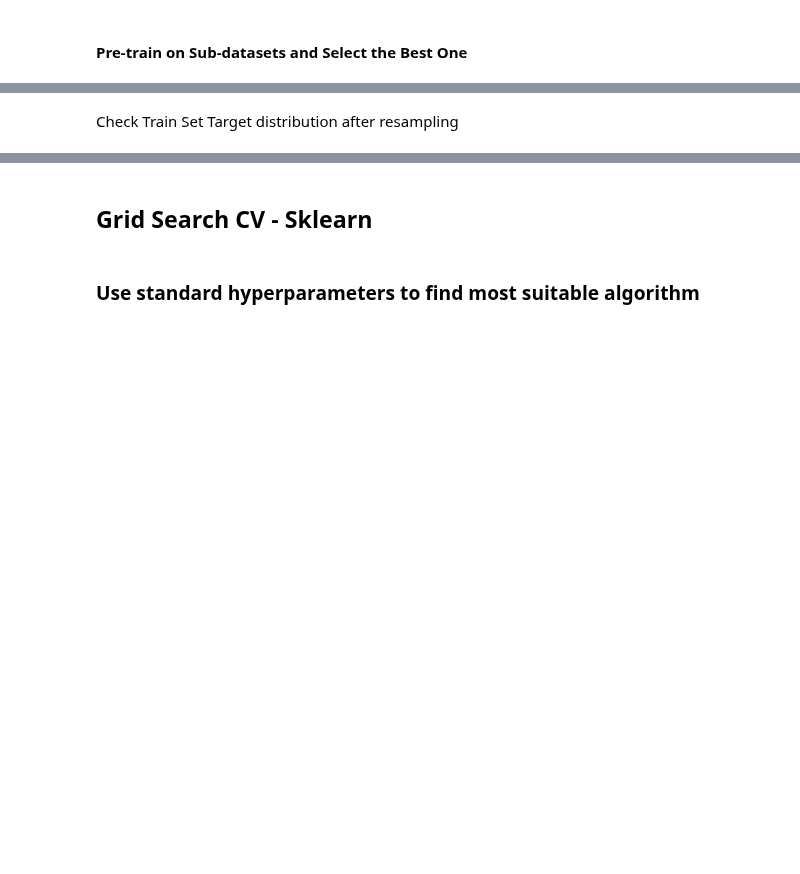
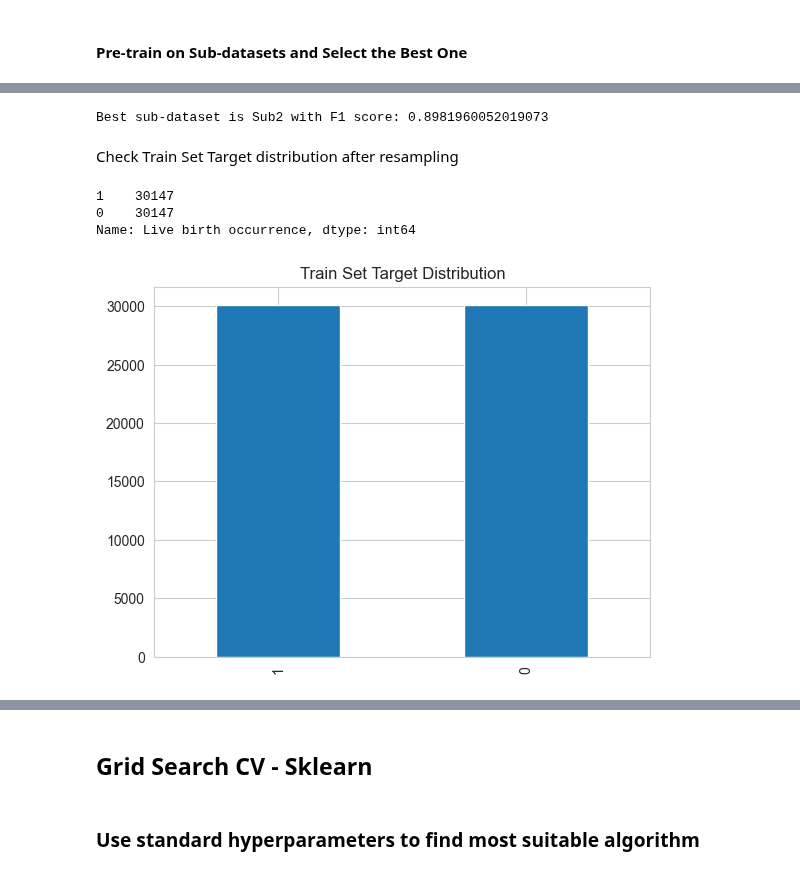
Before and after one commit to pswhdev/ivf-success-predictor, a Jupyter notebook: jupyter_notebooks/05 - Modeling and Evaluation Predict Success.ipynb, the cells around one changed output, grey strips where cells are left out. Drawn from its saved outputs; the diff is of its cells as text; code cells hidden in the pictures; blank space fills up the shorter version.

```diff
--- a/jupyter_notebooks/05 - Modeling and Evaluation Predict Success.ipynb
+++ b/jupyter_notebooks/05 - Modeling and Evaluation Predict Success.ipynb
@@ -760,2 +730,0 @@ Assign the best sub-dataset to X_train and y_train
-# %%
-X_train, y_train = sub_X[best_dataset_index], sub_y[best_dataset_index]
@@ -762,9 +773,38 @@ X_train, y_train = sub_X[best_dataset_index], sub_y[best_dataset_index]
+# %%
+# Compare F1 scores from both models on each sub-dataset
+f1_scores = {
+    'Sub1': max(scores_sub1['Decision Tree']['f1_score'], scores_sub1['Linear Discriminant']['f1_score']),
+    'Sub2': max(scores_sub2['Decision Tree']['f1_score'], scores_sub2['Linear Discriminant']['f1_score']),
+    'Sub3': max(scores_sub3['Decision Tree']['f1_score'], scores_sub3['Linear Discriminant']['f1_score'])
+}
+
+# Select the sub-dataset with the best F1 score
+best_subdataset = max(f1_scores, key=f1_scores.get)
+
+if best_subdataset == 'Sub1':
+    X_train_custom = X_sub1
+    y_train_custom = y_sub1
+elif best_subdataset == 'Sub2':
+    X_train_custom = X_sub2
+    y_train_custom = y_sub2
+else:
+    X_train_custom = X_sub3
+    y_train_custom = y_sub3
+
+print(f"Best sub-dataset is {best_subdataset} with F1 score: {f1_scores[best_subdataset]}")
+# %% [output]
+Best sub-dataset is Sub2 with F1 score: 0.8981960052019073
 # %% [markdown]
 Check Train Set Target distribution after resampling
 # %%
 import matplotlib.pyplot as plt
 
-print(y_train.value_counts())
+print(y_train_custom.value_counts())
 
-y_train.value_counts().plot(kind="bar", title="Train Set Target Distribution")
+y_train_custom.value_counts().plot(kind="bar", title="Train Set Target Distribution")
 plt.show()
+# %% [output]
+1    30147
+0    30147
+Name: Live birth occurrence, dtype: int64
+[figure, added]
```
Also changed, not shown: parts of 71 cells of this notebook.
